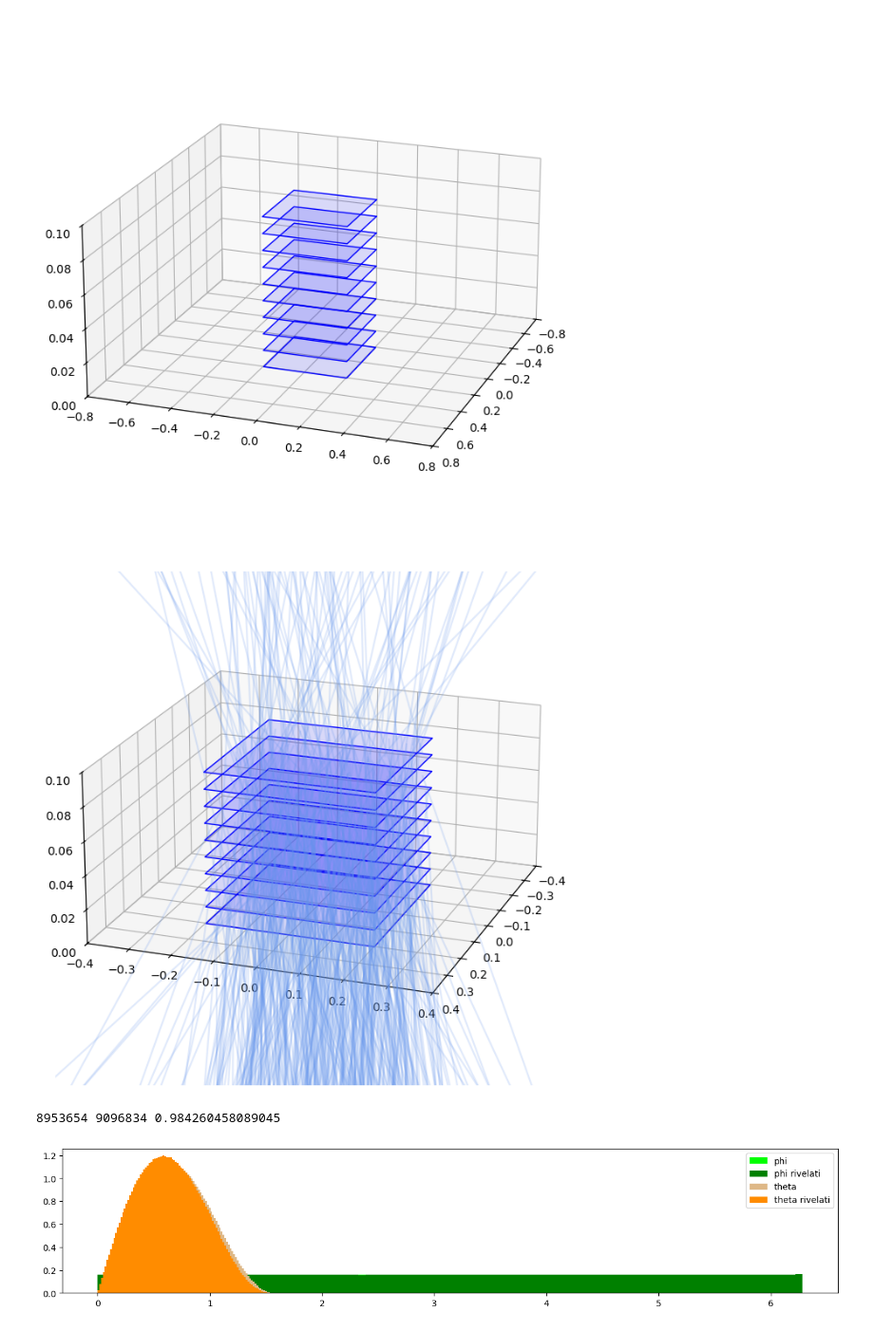
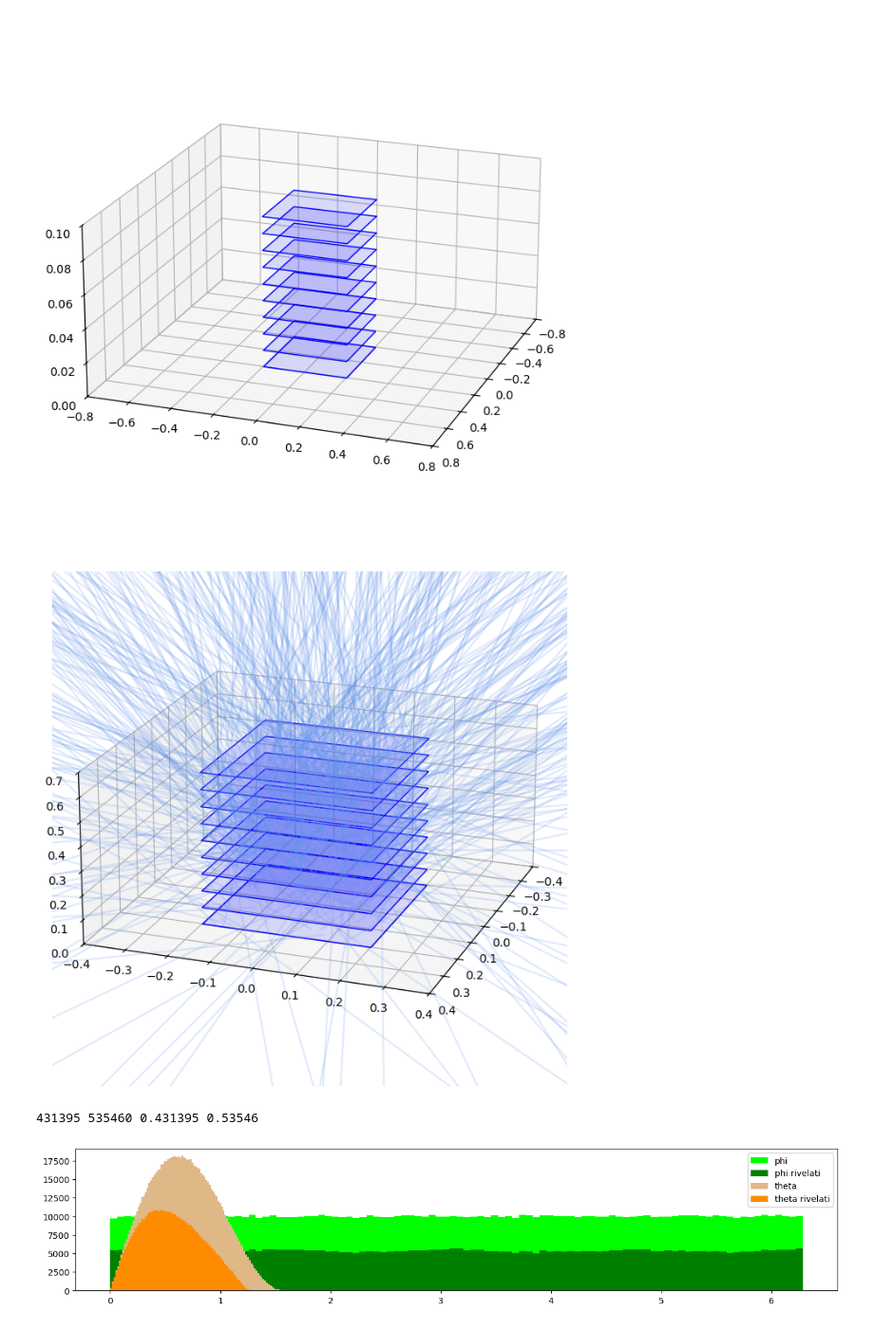
Before and after one commit to vittoriomadonna/muografia, a Jupyter notebook: Rivelatore.ipynb, the cells around one changed output. Shown at 95% size. Cells and saved outputs as stored; diff of their text form; code cells hidden in the pictures.

```diff
--- a/Rivelatore.ipynb
+++ b/Rivelatore.ipynb
@@ -30,7 +30,7 @@ eff = []
 # %% [output]
 [figure]
 # %%
-h = 0.01
+h = 0.07
 l = 0.4
 r = 10
 
@@ -58,7 +58,7 @@ for i in range(1,r):
     ax.add_collection3d(plane1)
 
 p = 0.80
-N = 10000000
+N = 1000000
 nmax = 50
 th, ph = np.arccos((1 - np.random.uniform(size=N))**(1/3)), 2*math.pi*np.random.uniform(size=N)
 st, ct, sp, cp = np.sin(th), np.cos(th), np.sin(ph), np.cos(ph)
@@ -100,11 +100,11 @@ for i in range(r):
 
 
     bol_sum = bol_array.sum(axis=0)
-    c, d = (th[ll: ul])[bol_sum >= 2], (ph[ll: ul])[bol_sum >= 2]
+    c, d = (th[ll: ul])[bol_sum > 2], (ph[ll: ul])[bol_sum > 2]
     ths += list(c)
     phs += list(d)
     bol_sum1 = bol_array1.sum(axis=0)
-    c1, d1 = (th[ll: ul])[bol_sum1 >= 2], (ph[ll: ul])[bol_sum1 >= 2]
+    c1, d1 = (th[ll: ul])[bol_sum1 > 2], (ph[ll: ul])[bol_sum1 > 2]
     ths1 += list(c1)
     phs1 += list(d1)
 
@@ -112,22 +112,21 @@ for i in range(r):
 tot = len(ths)
 tot1 = len(ths1)
 plt.show()
-print(tot, tot1, tot/tot1)
-eff.append(tot/tot1)
+print(tot, tot1, tot/N, tot1/N)
 # %% [output]
-[figure, old version]
+[figure, new version]
-8953654 9096834 0.984260458089045
+431395 535460 0.431395 0.53546
 # %%
 plt.figure(figsize=(16, 3))
 theta_range=[0, math.pi/2]
 phi_range=[0, 2*math.pi]
 nbins = 100
-b = 1
+b = 0
 plt.hist(ph, density=b, bins=nbins, range=phi_range, color='lime', label='phi')
-plt.hist(phs, density=b, bins=nbins, range=phi_range, color='green', label='phi rivelati')
+plt.hist(phs1, density=b, bins=nbins, range=phi_range, color='green', label='phi rivelati')
 plt.hist(th, density=b, bins=nbins, range=theta_range, color='burlywood', label='theta')
-plt.hist(ths, density=b, bins=nbins, range=theta_range, color='darkorange', label='theta rivelati')
+plt.hist(ths1, density=b, bins=nbins, range=theta_range, color='darkorange', label='theta rivelati')
 plt.legend()
 plt.show()
 # %% [output]
-[figure, old version]
+[figure, new version]
```
Also changed, not shown: 8 other files.
